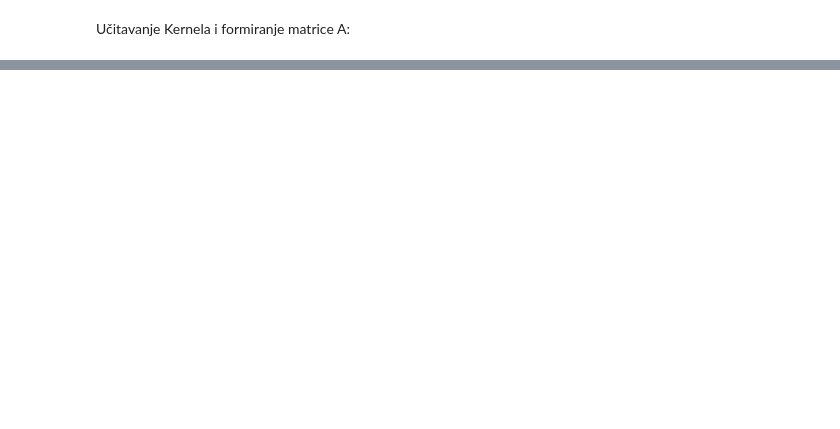
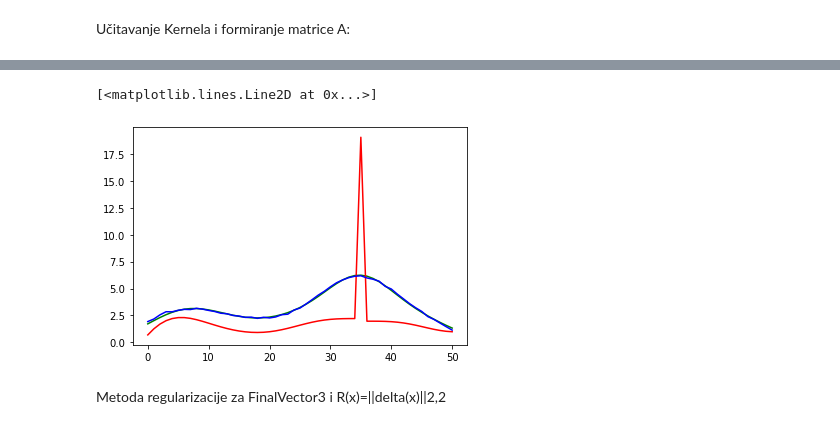
Before and after one commit to elladetic/STEM_GAMES_2022, a Jupyter notebook: Dan 1/dan3.ipynb, the cells around one changed output, grey strips where cells are left out. Saved outputs shown, nothing was run; the diff lists cells and outputs as text; code cells hidden in the pictures; blank space fills up the shorter version.

```diff
--- a/Dan 1/dan3.ipynb
+++ b/Dan 1/dan3.ipynb
@@ -84,11 +84,6 @@ Učitavanje Kernela i formiranje matrice A:
 given_file = open('Kernel1.txt', 'r')
 
 lines = given_file.readlines()
-
-#for line in lines:
-    #for c in line:
-        #if c.isdigit() == True:
-            #print('Integer found : {}'.format(c))
 
 given_file.close()
 
@@ -96,4 +91,4 @@ kernel=np.zeros(51);
 for i in range(51):
         kernel[i]=float(lines[i])
 
-A = toeplitz(kernel)
+H = toeplitz(kernel)
@@ -115,0 +99,30 @@ array([1.50574307e-01, 1.47471073e-01, 1.38539858e-01, 1.24840234e-01,
+# %%
+#Matrica I s 1 na dijagonali i -1 na sporednoj donjoj dijagonali
+I=np.eye(51)
+for i in range(50):
+    I[i+1,i]=-1
+# %%
+#Sada cemo procijeniti najbolji I na način da smanjimo R(x)
+vector_1_zeros=np.concatenate((vector_1,np.transpose(np.zeros(51))))
+R=100000
+argument=0
+for i in range(50):
+    I[i,:]=0
+    I[i+1,:]=0
+    A=np.concatenate((H,I))
+    A_inv=np.linalg.pinv(A)
+    x_1=np.dot(A_inv,vector_1_zeros)
+    mini=np.linalg.norm(np.dot(I,x_1))
+    if (R > mini):
+        R=mini
+        argument=i
+    I=np.eye(51)
+    for j in range(50):
+        I[j+1,j]=-1
+
+I[argument,:]=0
+I[argument+1,:]=0
+A=np.concatenate((H,I))
+A_inv=np.linalg.pinv(A)
+x_1=np.dot(A_inv,vector_1_zeros)
+x_1
@@ -115,0 +141,11 @@ array([1.50574307e-01, 1.47471073e-01, 1.38539858e-01, 1.24840234e-01,
+# %%
+i = np.arange(0,51,1)
+Hx_1=np.dot(H,x_1)
+plt.plot(i, Hx_1, color="green")
+plt.plot(i, x_1,color="red")
+plt.plot(i, vector_1, color="blue")
+# %% [output]
+[<matplotlib.lines.Line2D at 0x...>]
+[figure, added]
+# %% [markdown]
+Metoda regularizacije za FinalVector3 i R(x)=||delta(x)||2,2
```
Also changed, not shown: parts of 11 cells of this notebook, 5 other files.
